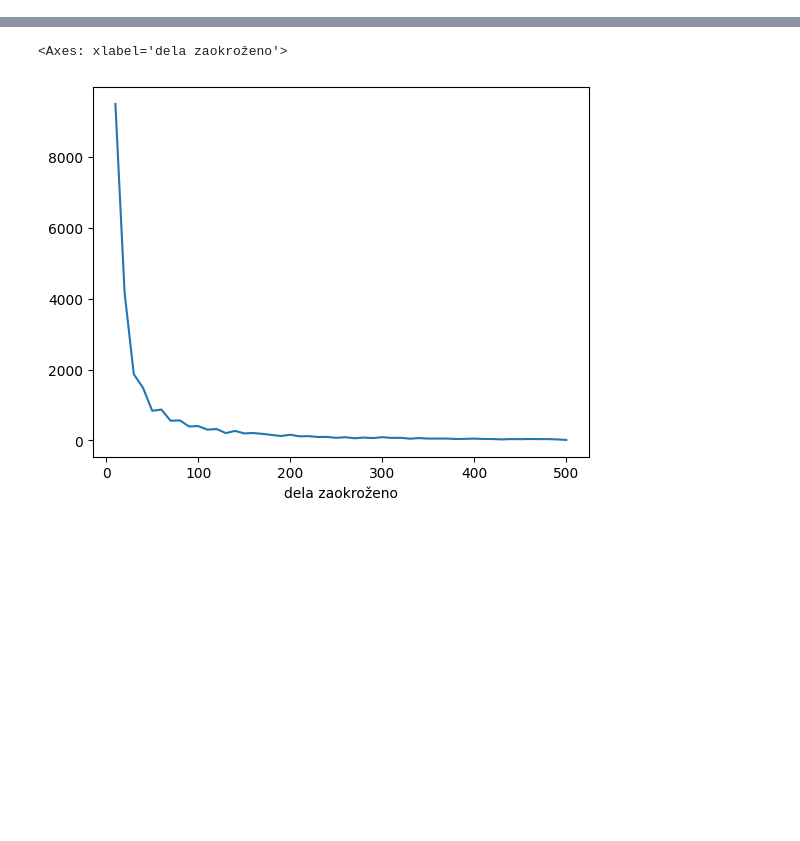
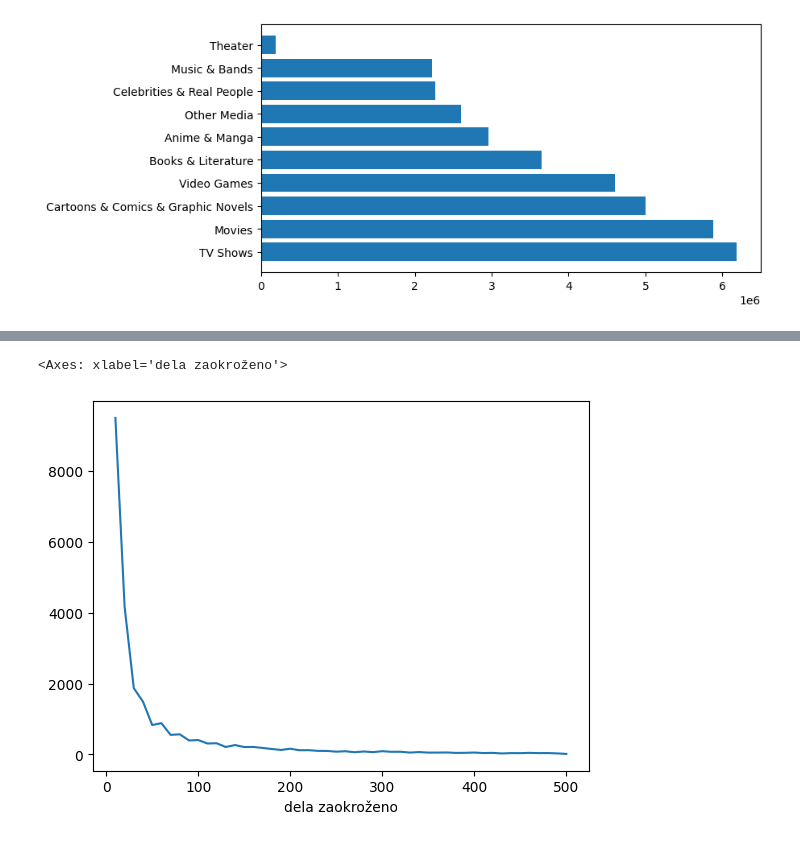
Before and after one commit to nivesgosnjak/uvp_projektna, a Jupyter notebook: analiza_podatkov.ipynb, the cells around one changed output, grey strips where cells are left out. Drawn from its saved outputs; the diff is of its cells as text; code cells hidden in the pictures; blank space fills up the shorter version.

```diff
--- a/analiza_podatkov.ipynb
+++ b/analiza_podatkov.ipynb
@@ -20 +91,6 @@ KeyError: 'število_del'
+# %%
+plt.figure(figsize=(8,4))
+bars=plt.barh(vrste.index, vrste['število del'])
+# %% [output]
+[figure, added]
 # %%
```
Also changed, not shown: parts of 24 cells of this notebook, 1 other file.
